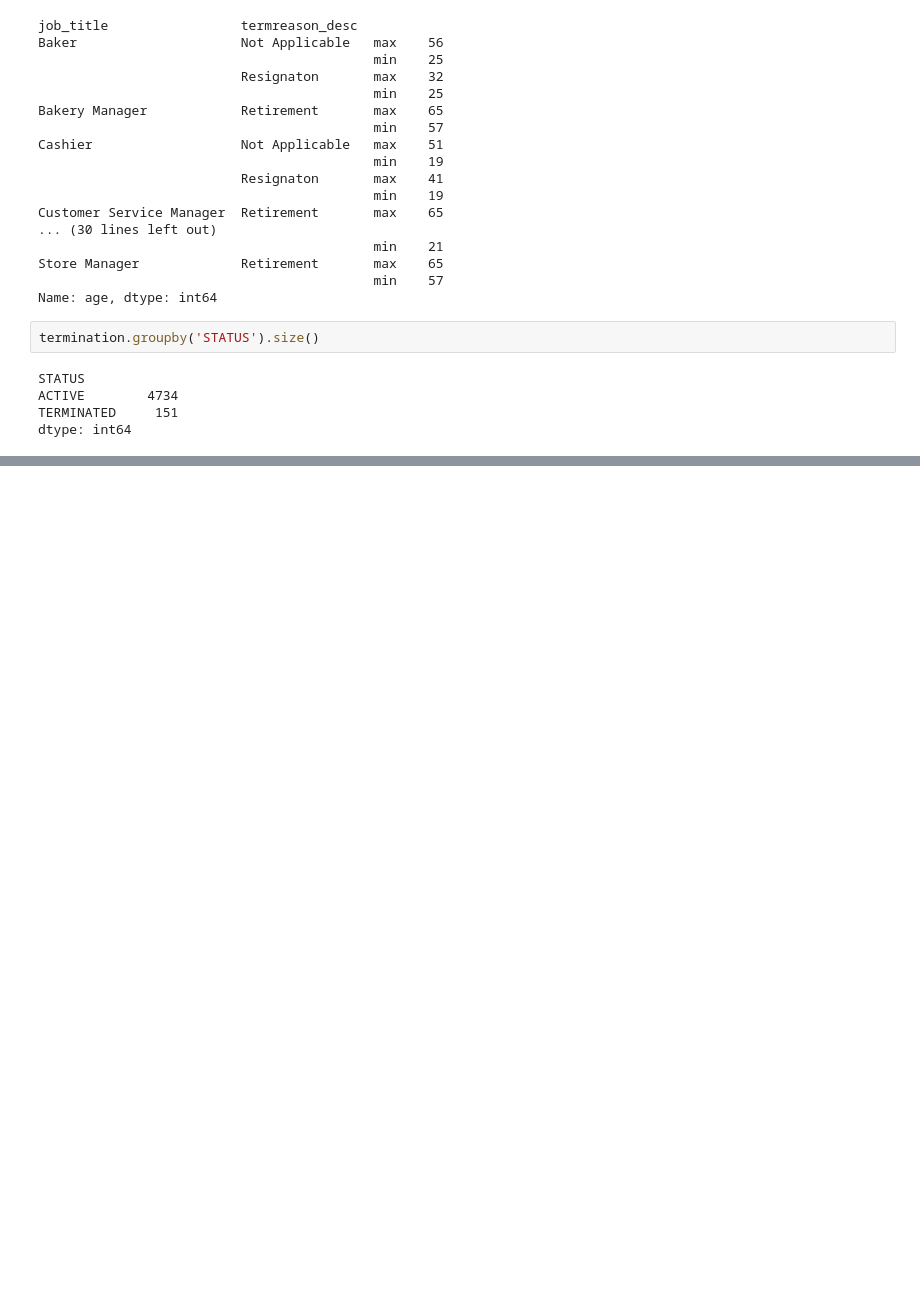
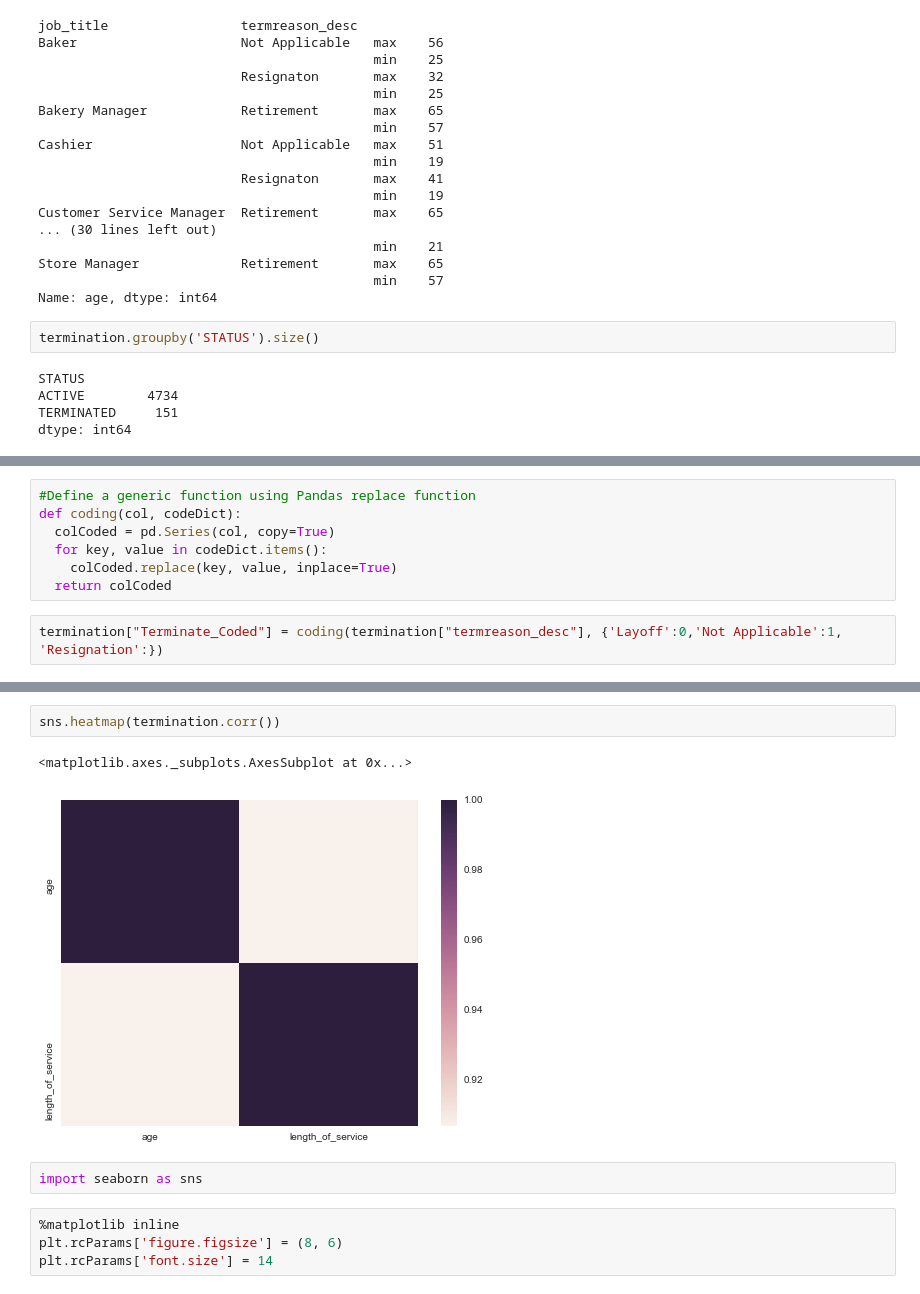
Before and after one commit to mkrijal/ML_self_exercises, a Jupyter notebook: Exercise1-Employee dataset.ipynb, the cells around one changed output, grey strips where cells are left out. Drawn from its saved outputs; the diff is of its cells as text; blank space fills up the shorter version.

```diff
--- a/Exercise1-Employee dataset.ipynb
+++ b/Exercise1-Employee dataset.ipynb
@@ -207,0 +296,9 @@ dtype: int64
+# %%
+#Define a generic function using Pandas replace function
+def coding(col, codeDict):
+  colCoded = pd.Series(col, copy=True)
+  for key, value in codeDict.items():
+    colCoded.replace(key, value, inplace=True)
+  return colCoded
+# %%
+termination["Terminate_Coded"] = coding(termination["termreason_desc"], {'Layoff':0,'Not Applicable':1, 'Resignation':})
@@ -207,0 +311,11 @@ dtype: int64
+# %%
+sns.heatmap(termination.corr())
+# %% [output]
+<matplotlib.axes._subplots.AxesSubplot at 0x...>
+[figure, added]
+# %%
+import seaborn as sns
+# %%
+%matplotlib inline
+plt.rcParams['figure.figsize'] = (8, 6)
+plt.rcParams['font.size'] = 14
```
Also changed, not shown: parts of 32 cells of this notebook.
